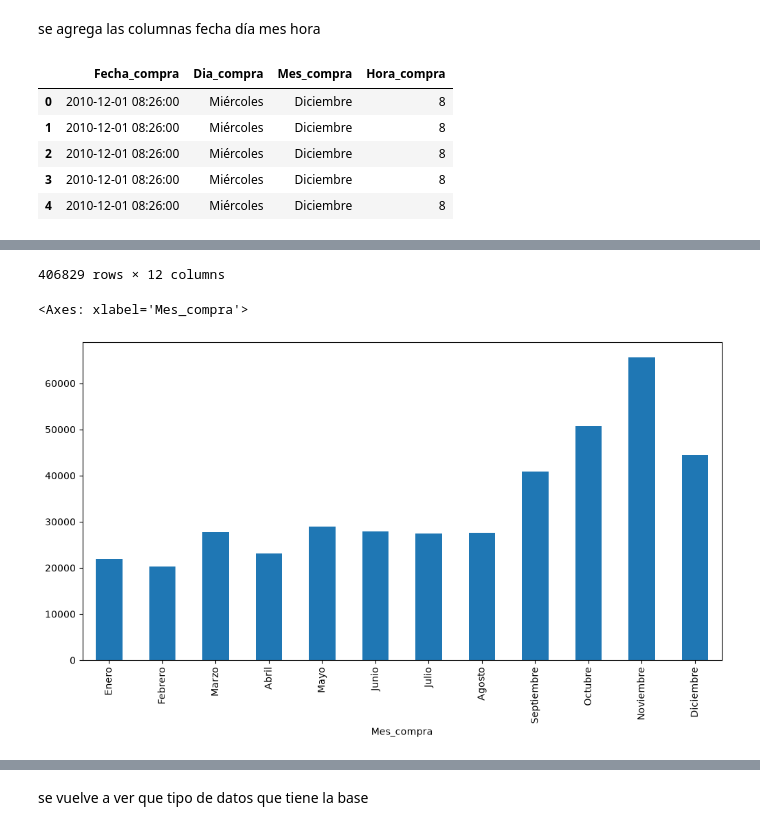
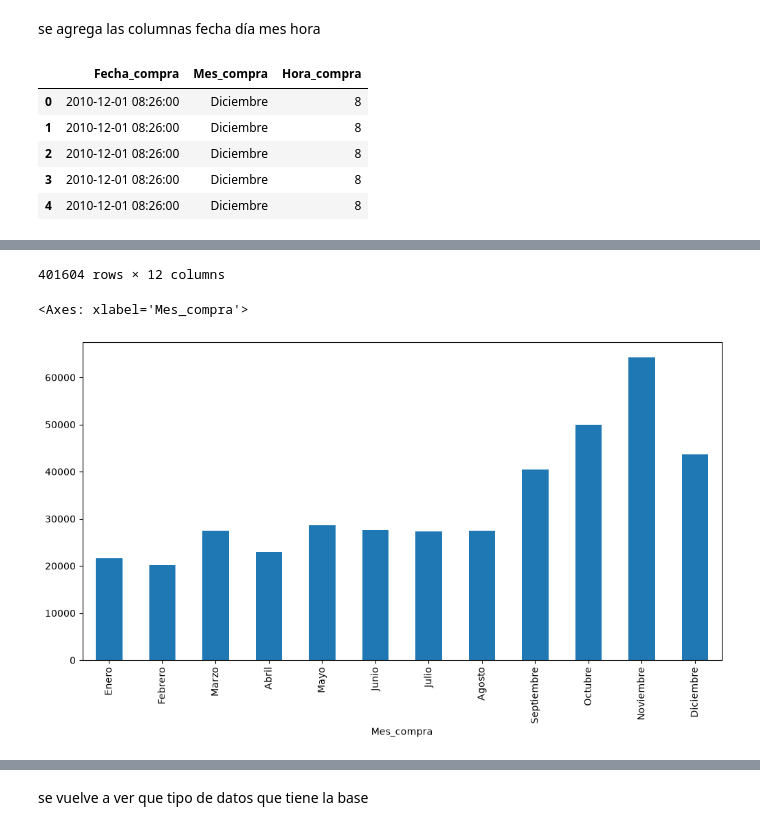
Before and after one commit to Neil821110/PhytonIA, a Jupyter notebook: Actividad4.ipynb, the cells around one changed output, grey strips where cells are left out. Saved outputs shown, nothing was run; the diff lists cells and outputs as text; code cells hidden in the pictures.

```diff
--- a/Actividad4.ipynb
+++ b/Actividad4.ipynb
@@ -258,5 +284,13 @@ Filas vacías restantes en Cod_Cliente: 0
 # %% [markdown]
 # Eliminar los datos duplicados
 # %%
-consumer_data.drop_duplicates()
+print(f"consumer_data — filas antes: {len(consumer_data)}")
+print(f"Duplicados exactos encontrados: {consumer_data.duplicated().sum()}")
+consumer_data = consumer_data.drop_duplicates().reset_index(drop=True)
+print(f"consumer_data — filas después: {len(consumer_data)}")
+
+print(f"\nconsumer_data_a — filas antes: {len(consumer_data_a)}")
+print(f"Duplicados exactos encontrados: {consumer_data_a.duplicated().sum()}")
+consumer_data_a = consumer_data_a.drop_duplicates().reset_index(drop=True)
+print(f"consumer_data_a — filas después: {len(consumer_data_a)}")
 # %% [output]
@@ -287,0 +306,5 @@ dtype: int64
+# %%
+consumer_data['Monto'] = consumer_data['Cantidad'] * consumer_data['Precio unitario']
+consumer_data_a['Monto'] = consumer_data_a['Cantidad'] * consumer_data_a['Precio unitario']
+
+consumer_data[['Cantidad', 'Precio unitario', 'Monto']].describe()
@@ -341,34 +374,34 @@ se agrega las columnas fecha día mes hora
 # %%
 # 2. Creamos las nuevas columnas extrayendo la información
 dias_semana = {
     0: 'Lunes', 1: 'Martes', 2: 'Miércoles',
     3: 'Jueves', 4: 'Viernes', 5: 'Sábado', 6: 'Domingo'
 }
-consumer_data['Dia_compra'] = consumer_data['Fecha_compra'].dt.dayofweek.map(dias_semana)
+#consumer_data['Dia_compra'] = consumer_data['Fecha_compra'].dt.dayofweek.map(dias_semana)
 
 consumer_data['Mes_compra'] = consumer_data['Fecha_compra'].dt.month
 meses_mapping = {
     1: 'Enero', 2: 'Febrero', 3: 'Marzo', 4: 'Abril',
     5: 'Mayo', 6: 'Junio', 7: 'Julio', 8: 'Agosto',
     9: 'Septiembre', 10: 'Octubre', 11: 'Noviembre', 12: 'Diciembre'
 }
 consumer_data['Mes_compra'] = consumer_data['Mes_compra'].map(meses_mapping)
 consumer_data['Mes_compra'] = pd.Categorical(
     consumer_data['Mes_compra'],
     categories=list(meses_mapping.values()),
     ordered=True
 )
 consumer_data['Hora_compra'] = consumer_data['Fecha_compra'].dt.hour
 # Para verificar que las columnas se crearon correctamente:
-display(consumer_data[['Fecha_compra', 'Dia_compra', 'Mes_compra', 'Hora_compra']].head())
+display(consumer_data[['Fecha_compra', 'Mes_compra', 'Hora_compra']].head())
 consumer_data
 # %% [output]
-|  | Fecha_compra | Dia_compra | Mes_compra | Hora_compra |
-| 0 | 2010-12-01 08:26:00 | Miércoles | Diciembre | 8 |
-| 1 | 2010-12-01 08:26:00 | Miércoles | Diciembre | 8 |
-| 2 | 2010-12-01 08:26:00 | Miércoles | Diciembre | 8 |
-| 3 | 2010-12-01 08:26:00 | Miércoles | Diciembre | 8 |
-| 4 | 2010-12-01 08:26:00 | Miércoles | Diciembre | 8 |
+|  | Fecha_compra | Mes_compra | Hora_compra |
+| 0 | 2010-12-01 08:26:00 | Diciembre | 8 |
+| 1 | 2010-12-01 08:26:00 | Diciembre | 8 |
+| 2 | 2010-12-01 08:26:00 | Diciembre | 8 |
+| 3 | 2010-12-01 08:26:00 | Diciembre | 8 |
+| 4 | 2010-12-01 08:26:00 | Diciembre | 8 |
 |  | Numero_factura | Cod_prod | Nombre_Producto | Cantidad | Fecha_compra | Precio unitario | Cod_Cliente | ... |
 | 0 | 536365 | 85123A | WHITE HANGING HEART T-LIGHT HOLDER | 6 | 2010-12-01 08:26:00 | 2.55 | 17850.0 | ... |
 | 1 | 536365 | 71053 | WHITE METAL LANTERN | 6 | 2010-12-01 08:26:00 | 3.39 | 17850.0 | ... |
@@ -384,10 +417,10 @@ consumer_data
-406829 rows × 12 columns
+401604 rows × 12 columns
 # %%
 #consumer_data = consumer_data.order(columns={'1': 'Enero', '2': 'Febrero', '3': 'Marzo', '4': 'Abril', '5': 'Mayo', '6': 'Junio', '7': 'Julio', '8': 'Agosto', '9': 'Septiembre', '10': 'Octubre', '11': 'Noviembre', '12': 'Diciembre'})
 consumer_data['Mes_compra'].value_counts().sort_index().plot(kind='bar', figsize=(12, 6))
 # %% [output]
 <Axes: xlabel='Mes_compra'>
-[figure, old version]
+[figure, new version]
 # %%
 consumer_data.describe()
 # %% [output]
```
Also changed, not shown: parts of 26 cells of this notebook.
